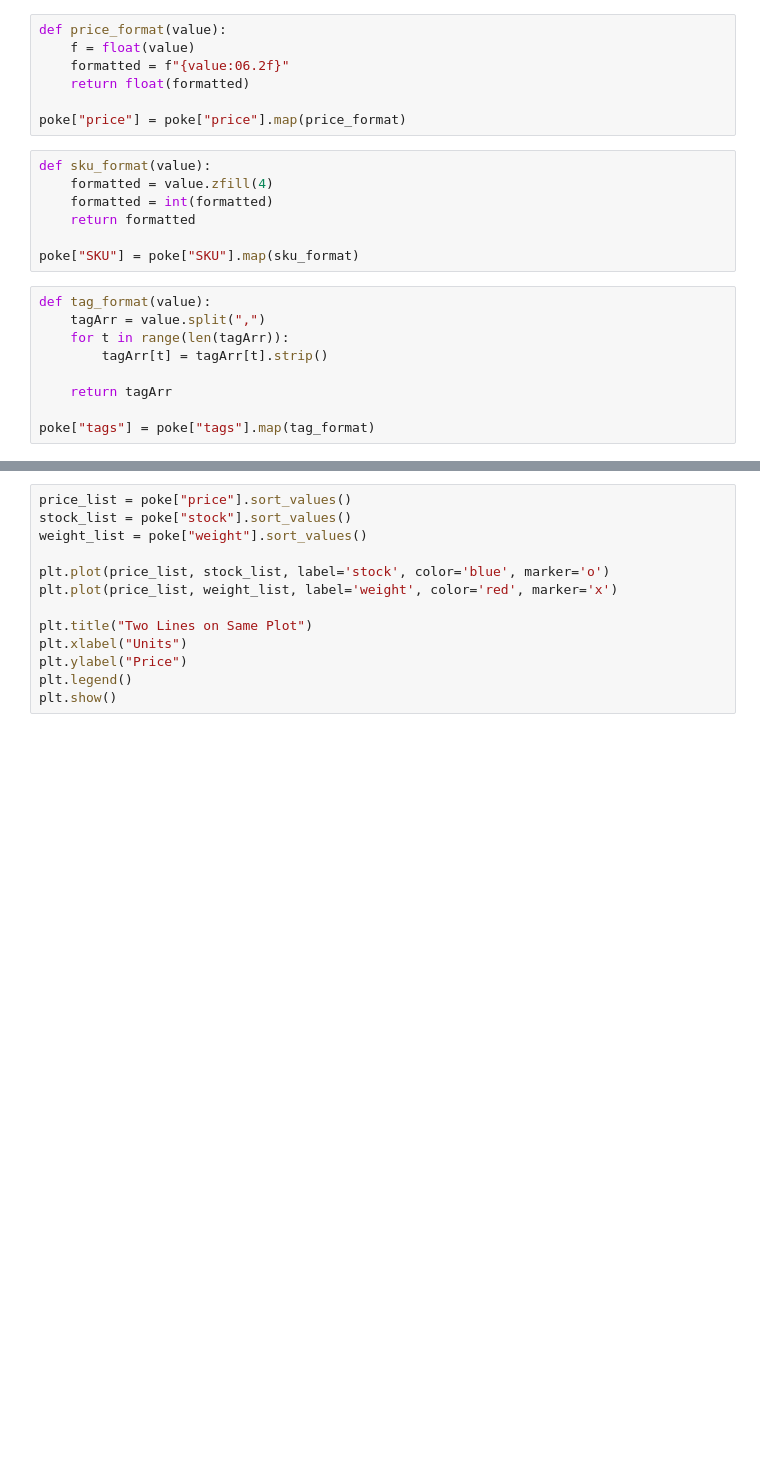
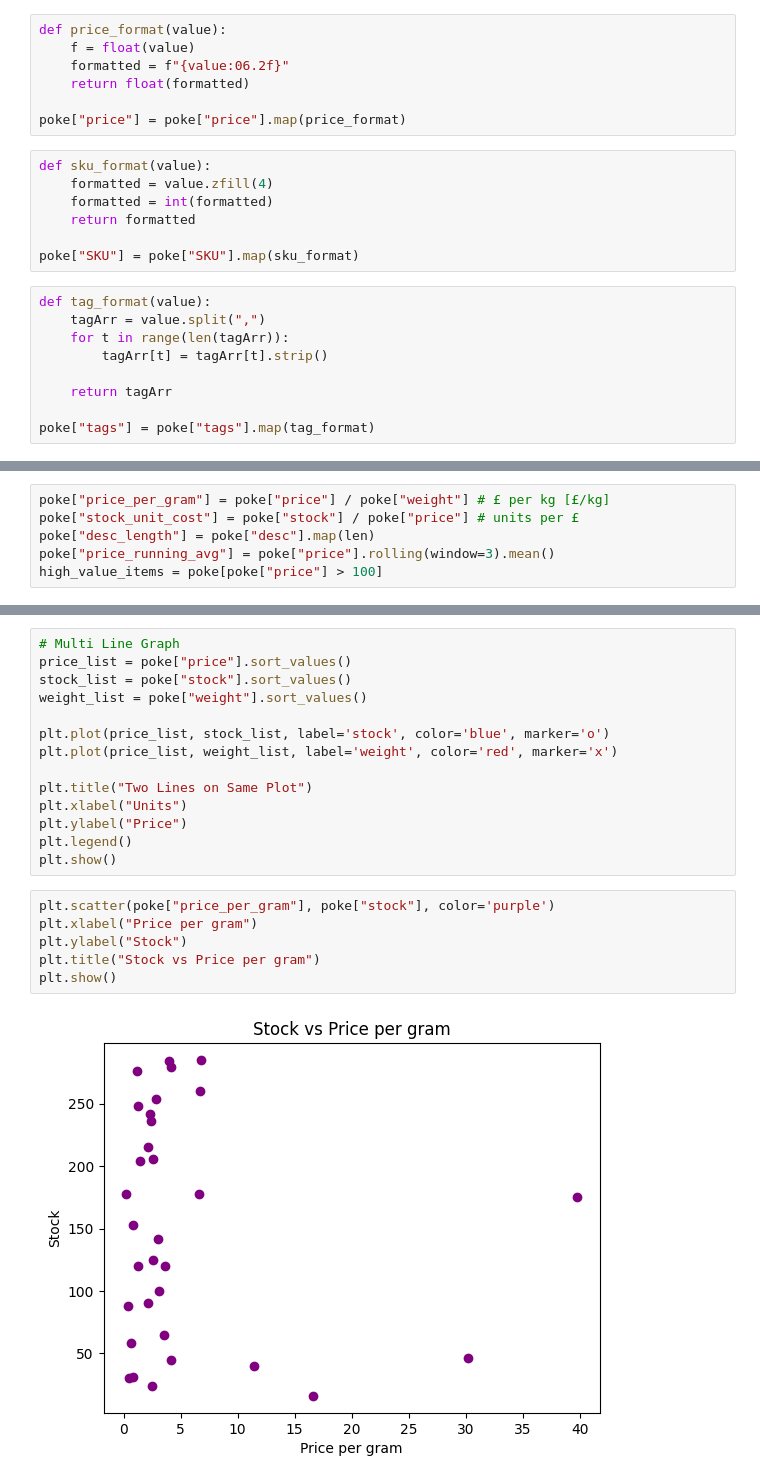
Before and after one commit to Ilyasin001/eda-coursework, a Jupyter notebook: notebook.ipynb, the cells around one changed output, grey strips where cells are left out. Drawn from its saved outputs; the diff is of its cells as text; blank space fills up the shorter version.

```diff
--- a/notebook.ipynb
+++ b/notebook.ipynb
@@ -145,0 +177,6 @@ priceMetrics, weightMetrics, stockMetrics
+# %%
+poke["price_per_gram"] = poke["price"] / poke["weight"] # £ per kg [£/kg]
+poke["stock_unit_cost"] = poke["stock"] / poke["price"] # units per £
+poke["desc_length"] = poke["desc"].map(len)
+poke["price_running_avg"] = poke["price"].rolling(window=3).mean()
+high_value_items = poke[poke["price"] > 100]
@@ -252,6 +309,7 @@ for key, value in rarity_dict.items():
     plt.xlabel("Rarity")
     plt.ylabel("Occourence")
 # %%
+# Multi Line Graph
 price_list = poke["price"].sort_values()
 stock_list = poke["stock"].sort_values()
 weight_list = poke["weight"].sort_values()
@@ -264,3 +322,11 @@ plt.xlabel("Units")
 plt.ylabel("Price")
 plt.legend()
 plt.show()
+# %%
+plt.scatter(poke["price_per_gram"], poke["stock"], color='purple')
+plt.xlabel("Price per gram")
+plt.ylabel("Stock")
+plt.title("Stock vs Price per gram")
+plt.show()
+# %% [output]
+[figure, added]
```
Also changed, not shown: parts of 15 cells of this notebook.
